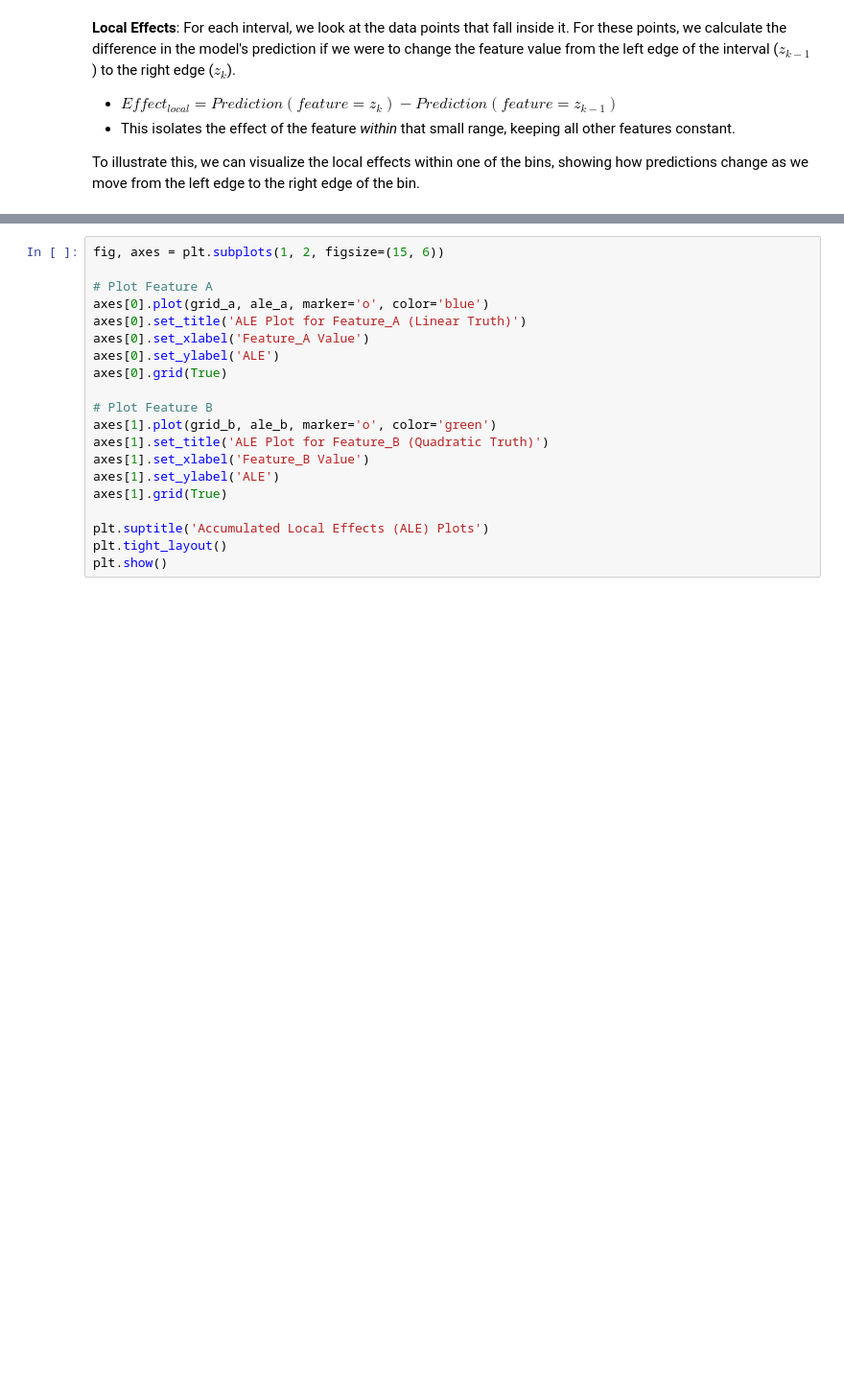
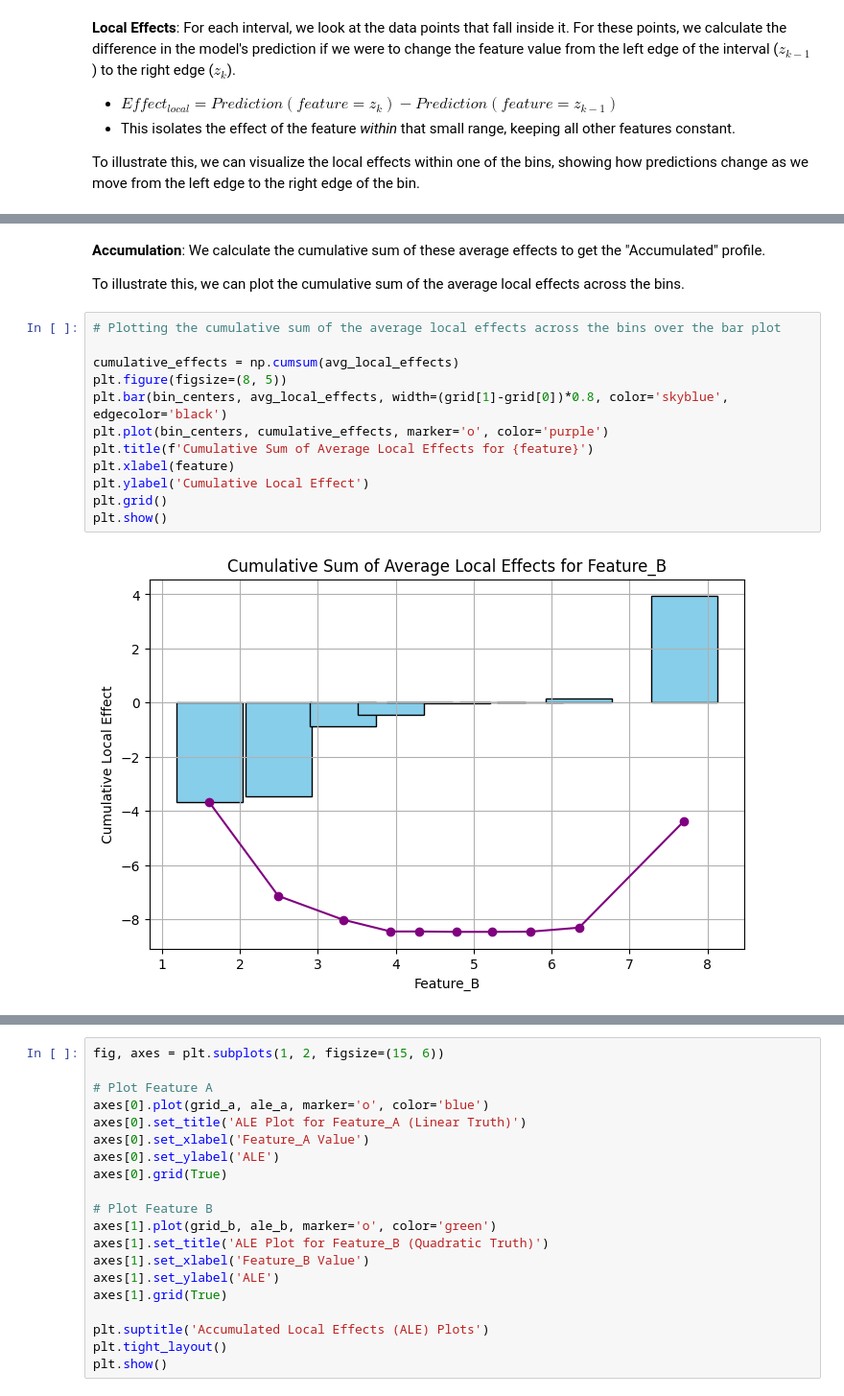
Before and after one commit to Gdeterline/Small-Projects-And-Courses, a Jupyter notebook: Courses/ALE.ipynb, the cells around one changed output, grey strips where cells are left out. Shown at 96% size. Saved outputs shown, nothing was run; the diff lists cells and outputs as text; blank space fills up the shorter version.

```diff
--- a/Courses/ALE.ipynb
+++ b/Courses/ALE.ipynb
@@ -181,0 +288,18 @@ n_bin_B = 4
+# %% [markdown]
+**Accumulation**: We calculate the cumulative sum of these average effects to get the "Accumulated" profile.
+
+To illustrate this, we can plot the cumulative sum of the average local effects across the bins.
+# %%
+# Plotting the cumulative sum of the average local effects across the bins over the bar plot
+
+cumulative_effects = np.cumsum(avg_local_effects)
+plt.figure(figsize=(8, 5))
+plt.bar(bin_centers, avg_local_effects, width=(grid[1]-grid[0])*0.8, color='skyblue', edgecolor='black')
+plt.plot(bin_centers, cumulative_effects, marker='o', color='purple')
+plt.title(f'Cumulative Sum of Average Local Effects for {feature}')
+plt.xlabel(feature)
+plt.ylabel('Cumulative Local Effect')
+plt.grid()
+plt.show()
+# %% [output]
+[figure, added]
```
Also changed, not shown: parts of 9 cells of this notebook.
